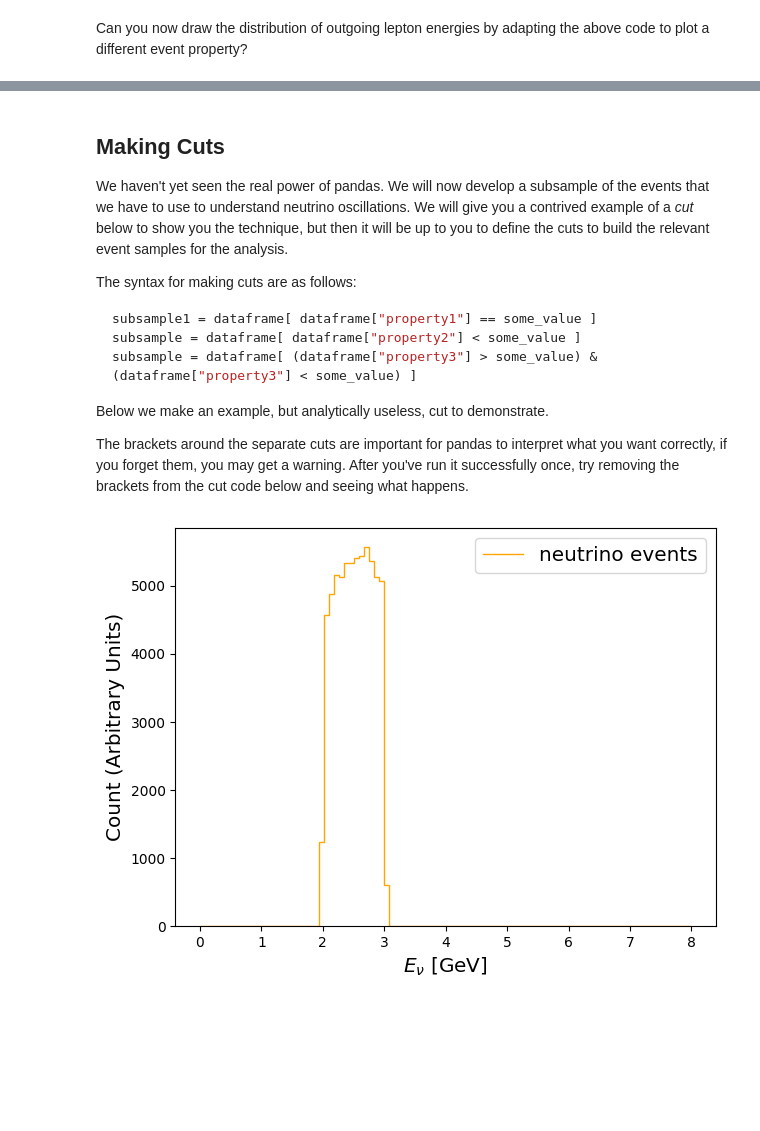
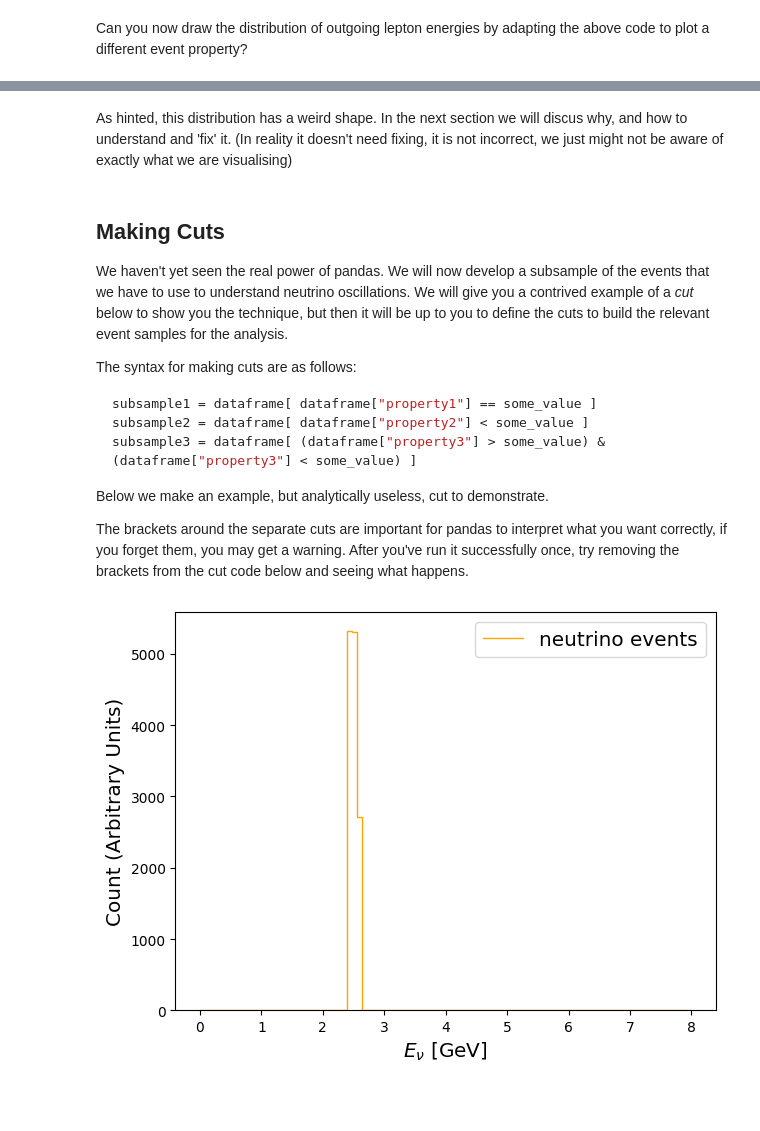
Before and after one commit to luketpickering/NuOscWE, a Jupyter notebook: EventSamples.ipynb, the cells around one changed output, grey strips where cells are left out. Cells and saved outputs as stored; diff of their text form; code cells hidden in the pictures; blank space fills up the shorter version.

Commit message:
updates to event samples

````diff
--- a/EventSamples.ipynb
+++ b/EventSamples.ipynb
@@ -135,0 +303,30 @@ lep_hist =
+# %%
+from proj_utils import ReconstructedNeutrinoEnergy
+
+start = 0
+stop = 8 # enter maximum binned energy here
+nbins = 100 # enter a number of bins here
+num = nbins + 1
+
+reconstruction_params = {  "muon_energy_resolution": 0.02, # 2%
+                           "electron_energy_resolution": 0.05, #
+                           "proton_kinetic_energy_resolution": 0.1, #
+                           "charged_pion_kinetic_energy_resolution": 0.1, #
+                           "charged_pion_mass_visible_fraction": 0.75, #
+                           "neutral_pion_energy_resolution": 0.1 #
+                        }
+
+reconstructed_neutrino_energy = ReconstructedNeutrinoEnergy(simulated_events_nu_mode, reconstruction_params)
+
+enu_hist = hist1d(data=simulated_events_nu_mode["E_neutrino"], bins=np.linspace(start=start, stop=stop, num=num))
+drawhist1d(hist=enu_hist, color="orange", label="truth")
+
+recoenu_hist = hist1d(data=reconstructed_neutrino_energy, bins=np.linspace(start=start, stop=stop, num=num))
+drawhist1d(hist=recoenu_hist, color="forestgreen", label="smeared")
+
+plt.xlabel(r"$E_\nu$ [GeV]", size="x-large")
+plt.ylabel("Count (Arbitrary Units)", size="x-large")
+
+plt.legend(fontsize="x-large")
+plt.tight_layout()
+plt.show()
@@ -136,3 +335,5 @@ lep_hist =
+# %% [markdown]
+As hinted, this distribution has a weird shape. In the next section we will discus why, and how to understand and 'fix' it. (In reality it doesn't need fixing, it is not incorrect, we just might not be aware of exactly what we are visualising)
 # %% [markdown]
 ## Making Cuts
 
@@ -141,25 +342,28 @@ We haven't yet seen the real power of pandas. We will now develop a subsample of
 The syntax for making cuts are as follows:
 ```python
 subsample1 = dataframe[ dataframe["property1"] == some_value ]
-subsample = dataframe[ dataframe["property2"] < some_value ]
-subsample = dataframe[ (dataframe["property3"] > some_value) & (dataframe["property3"] < some_value) ]
+subsample2 = dataframe[ dataframe["property2"] < some_value ]
+subsample3 = dataframe[ (dataframe["property3"] > some_value) & (dataframe["property3"] < some_value) ]
 ```
 
 Below we make an example, but analytically useless, cut to demonstrate.
 
 The brackets around the separate cuts are important for pandas to interpret what you want correctly, if you forget them, you may get a warning. After you've run it successfully once, try removing the brackets from the cut code below and seeing what happens.
 # %%
-useless_subsample = simulated_events_nu_mode[ (simulated_events_nu_mode["E_nu"] > 2) & (simulated_events_nu_mode["E_nu"] < 3) ]
+useless_subsample = simulated_events_nu_mode[ (simulated_events_nu_mode["E_neutrino"] > 2.4) \
+                                              & (simulated_events_nu_mode["E_neutrino"] < 2.6) ]
 
 # then pass the subsample into the histogram helper function
-useless_hist = hist1d(data=useless_subsample["E_nu"], bins=np.linspace(start=start, stop=stop, num=num))
+useless_hist = hist1d(data=useless_subsample["E_neutrino"], bins=np.linspace(start=start, stop=stop, num=num))
 drawhist1d(hist=useless_hist, color="orange", label="neutrino events")
 
 plt.xlabel(r"$E_{\nu}$ [GeV]", size="x-large")
 plt.ylabel("Count (Arbitrary Units)", size="x-large")
 
 plt.legend(fontsize="x-large")
 plt.tight_layout()
 plt.show()
 # %% [output]
-[figure, old version]
+[figure, new version]
+# %% [markdown]
+##
````
Also changed, not shown: parts of 20 cells of this notebook, 2 other files.
